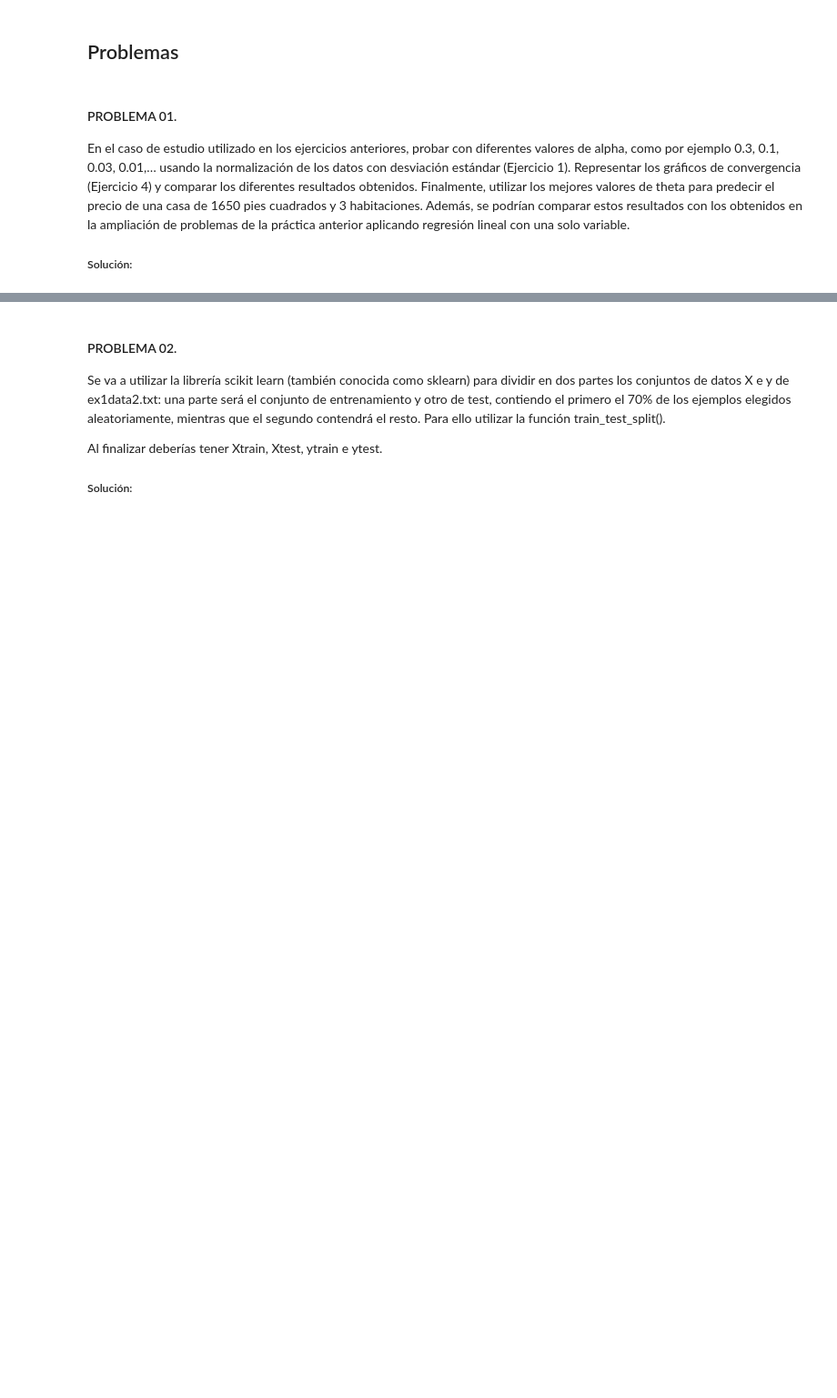
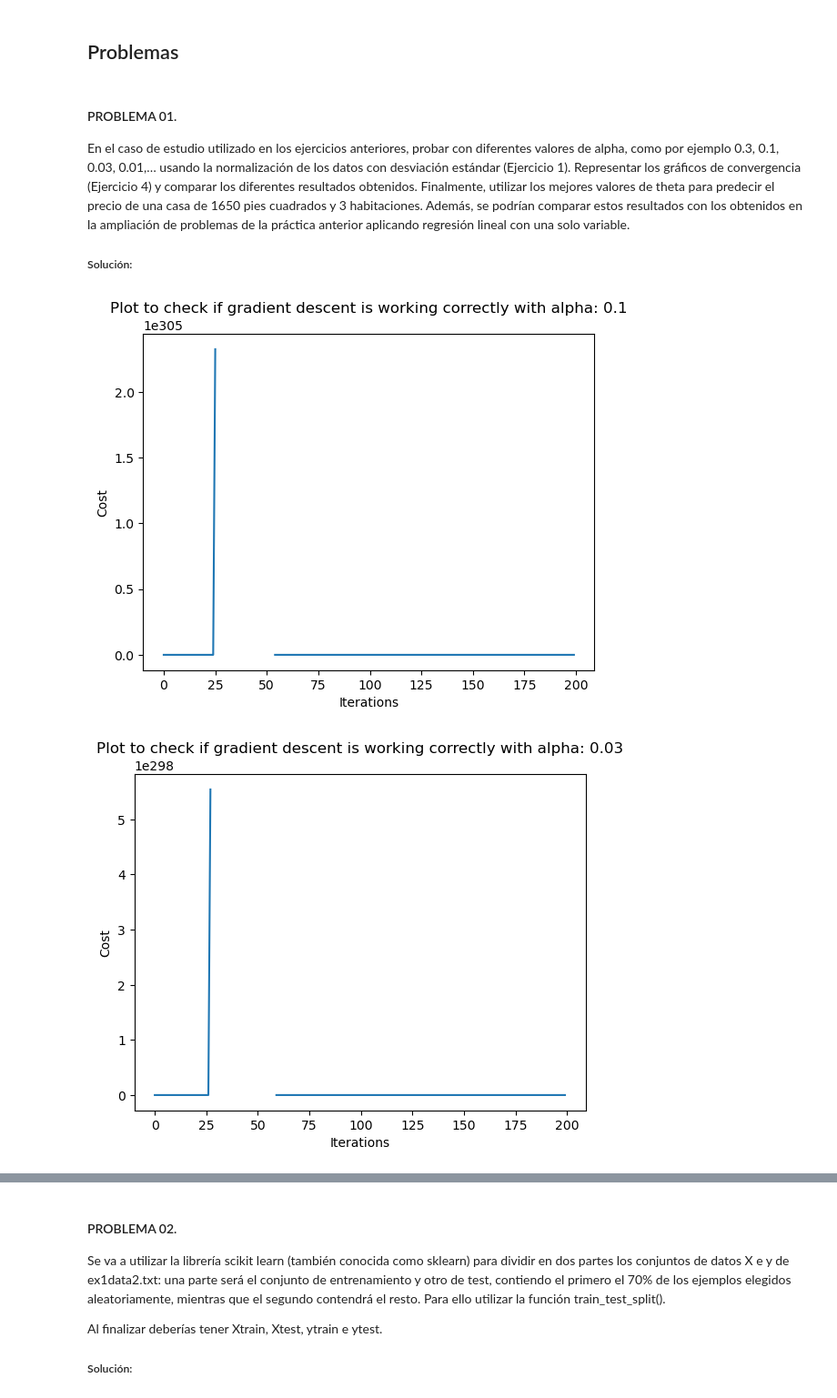
Before and after one commit to danimap27/IA, a Jupyter notebook: EPD/EPD2_2/Solucion.ipynb, the cells around one changed output, grey strips where cells are left out. Shown at 91% size. Cells and saved outputs as stored; diff of their text form; code cells hidden in the pictures; blank space fills up the shorter version.

```diff
--- a/EPD/EPD2_2/Solucion.ipynb
+++ b/EPD/EPD2_2/Solucion.ipynb
@@ -160,3 +160,26 @@ El precio EQN es de:  [293081.46433499]
 En el caso de estudio utilizado en los ejercicios anteriores, probar con diferentes valores de alpha, como por ejemplo 0.3, 0.1, 0.03, 0.01,… usando la normalización de los datos con desviación estándar (Ejercicio 1). Representar los gráficos de convergencia (Ejercicio 4) y comparar los diferentes resultados obtenidos. Finalmente, utilizar los mejores valores de theta para predecir el precio de una casa de 1650 pies cuadrados y 3 habitaciones. Además, se podrían comparar estos resultados con los obtenidos en la ampliación de problemas de la práctica anterior aplicando regresión lineal con una solo variable.
 
 ##### Solución:
+# %%
+def plotIterationsVsCost(J_history, alpha):
+    plt.plot(J_history['iter'], J_history['coste'])
+    plt.xlabel('Iterations')
+    plt.ylabel('Cost')
+    plt.title('Plot to check if gradient descent is working correctly with alpha: '+str(alpha))
+    plt.show()
+
+vecAlpha = [0.1, 0.03, 0.01, 0.003, 0.001]
+theta_mejor = np.zeros((3,1))
+iterations = 200
+for i in range(len(vecAlpha)):
+    alpha = vecAlpha[i]
+    theta = np.zeros((3,1))
+
+    theta_opt, J_history = gradientDescentMulti(X, y, theta, alpha, iterations)
+    plotIterationsVsCost(J_history, alpha)
+
+    if computeCostMulti(X, y, theta_opt).item() < computeCostMulti(X, y, theta_mejor).item():
+        theta_mejor = theta_opt
+# %% [output]
+[figure, added]
+[figure, added]
```
Also changed, not shown: parts of 2 cells of this notebook, 2 other files.
